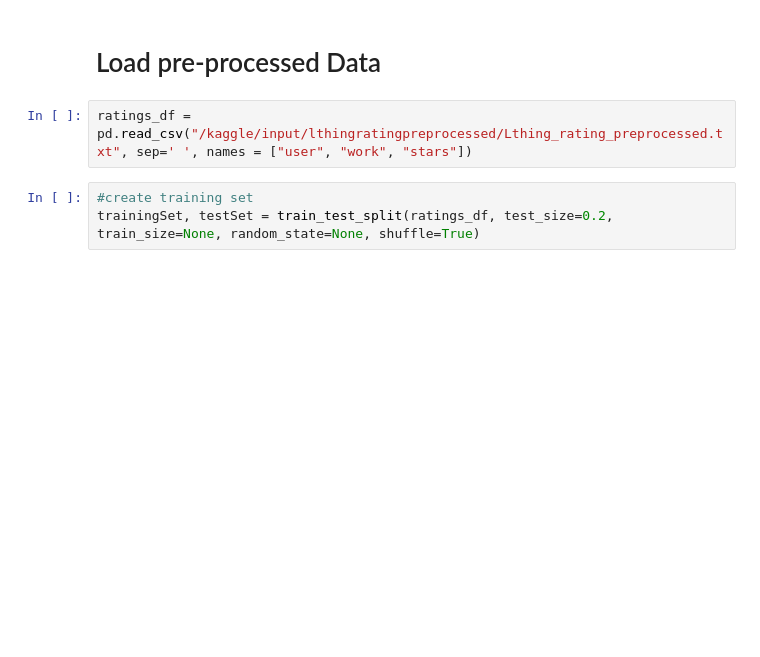
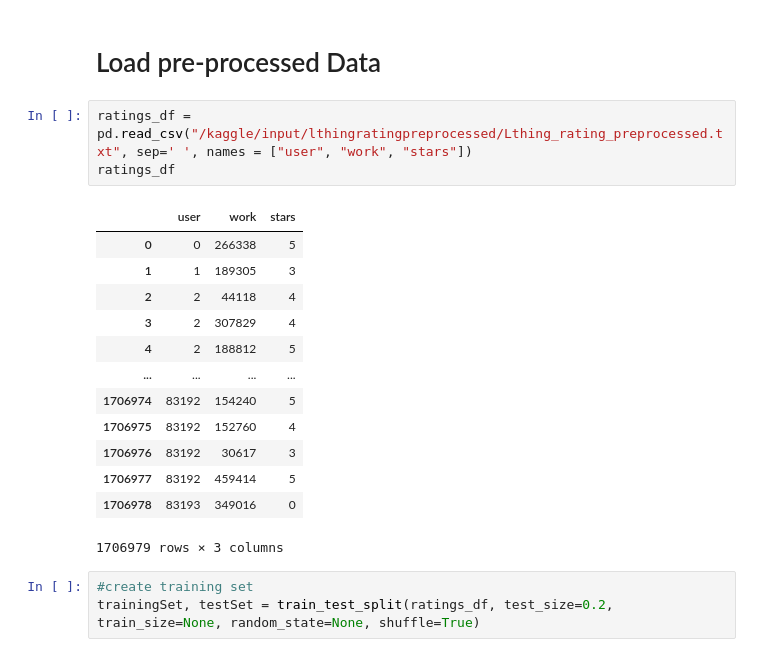
Before and after one commit to SrijoniChakra/Trust-based-book-recommender-system, a Jupyter notebook: Basic MF Algo.ipynb, the cells around one changed output. Saved outputs shown, nothing was run; the diff lists cells and outputs as text; blank space fills up the shorter version.

```diff
--- a/Basic MF Algo.ipynb
+++ b/Basic MF Algo.ipynb
@@ -26,6 +25,21 @@ for dirname, _, filenames in os.walk('/kaggle/input'):
 # Load pre-processed Data
 # %%
 ratings_df = pd.read_csv("/kaggle/input/lthingratingpreprocessed/Lthing_rating_preprocessed.txt", sep=' ', names = ["user", "work", "stars"])
+ratings_df
+# %% [output]
+|  | user | work | stars |
+| 0 | 0 | 266338 | 5 |
+| 1 | 1 | 189305 | 3 |
+| 2 | 2 | 44118 | 4 |
+| 3 | 2 | 307829 | 4 |
+| 4 | 2 | 188812 | 5 |
+| ... | ... | ... | ... |
+| 1706974 | 83192 | 154240 | 5 |
+| 1706975 | 83192 | 152760 | 4 |
+| 1706976 | 83192 | 30617 | 3 |
+| 1706977 | 83192 | 459414 | 5 |
+| 1706978 | 83193 | 349016 | 0 |
+1706979 rows × 3 columns
 # %%
 #create training set
 trainingSet, testSet = train_test_split(ratings_df, test_size=0.2, train_size=None, random_state=None, shuffle=True)
```
Also changed, not shown: parts of 9 cells of this notebook.
